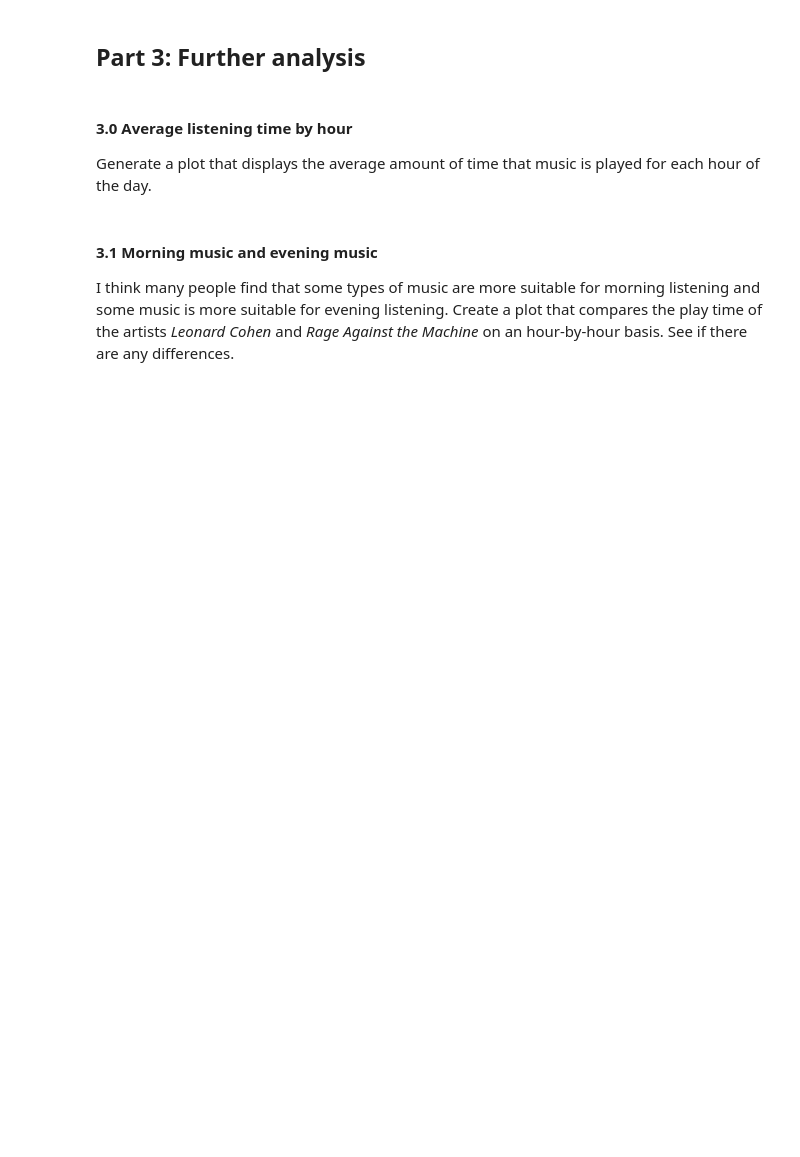
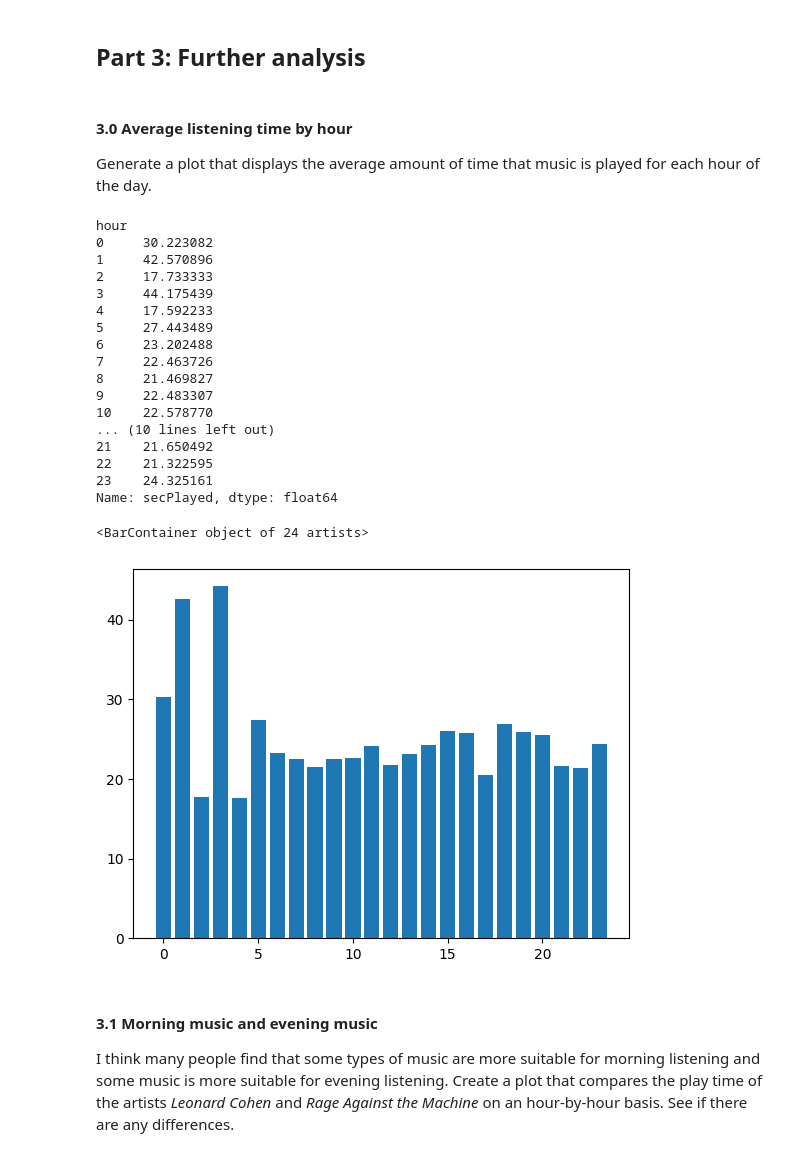
Before and after one commit to bardpedersen/DAT200, a Jupyter notebook: Assignment/Assignment_1/CA1_spotify.ipynb, the cells around one changed output. Drawn from its saved outputs; the diff is of its cells as text; code cells hidden in the pictures; blank space fills up the shorter version.

```diff
--- a/Assignment/Assignment_1/CA1_spotify.ipynb
+++ b/Assignment/Assignment_1/CA1_spotify.ipynb
@@ -228,6 +245,32 @@ Find the top `ten` songs with the highest play time. Create a graph visualizing
 # %% [markdown]
 #### 3.0 Average listening time by hour
 Generate a plot that displays the average amount of time that music is played for each hour of the day.
+# %%
+df['endTime'] = pd.to_datetime(df['endTime'])
+df['hour'] = df['endTime'].dt.hour
+hour = df['secPlayed'].groupby(df['hour']).mean()
+print(hour)
+plt.bar(hour.index, hour.values)
+# %% [output]
+hour
+0     30.223082
+1     42.570896
+2     17.733333
+3     44.175439
+4     17.592233
+5     27.443489
+6     23.202488
+7     22.463726
+8     21.469827
+9     22.483307
+10    22.578770
+... (10 lines left out)
+21    21.650492
+22    21.322595
+23    24.325161
+Name: secPlayed, dtype: float64
+<BarContainer object of 24 artists>
+[figure, added]
 # %% [markdown]
 #### 3.1 Morning music and evening music
 I think many people find that some types of music are more suitable for morning listening and some music is more suitable for evening listening. Create a plot that compares the play time of the artists *Leonard Cohen* and *Rage Against the Machine* on an hour-by-hour basis. See if there are any differences.
```
Also changed, not shown: parts of 19 cells of this notebook.
